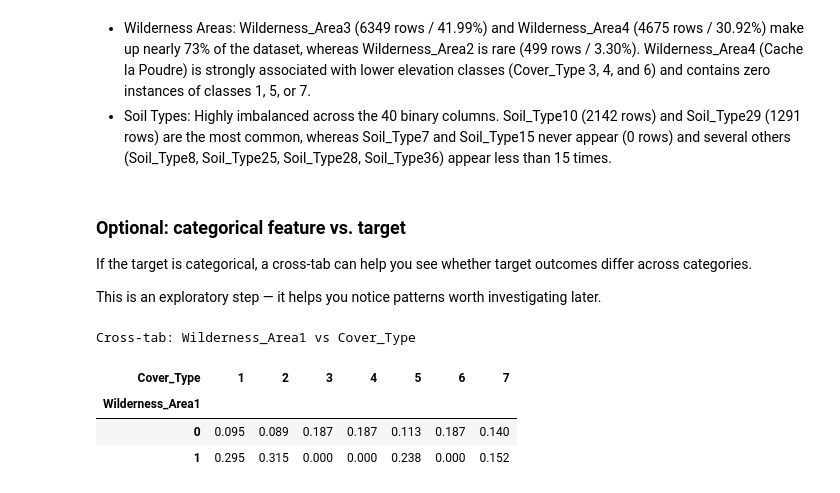
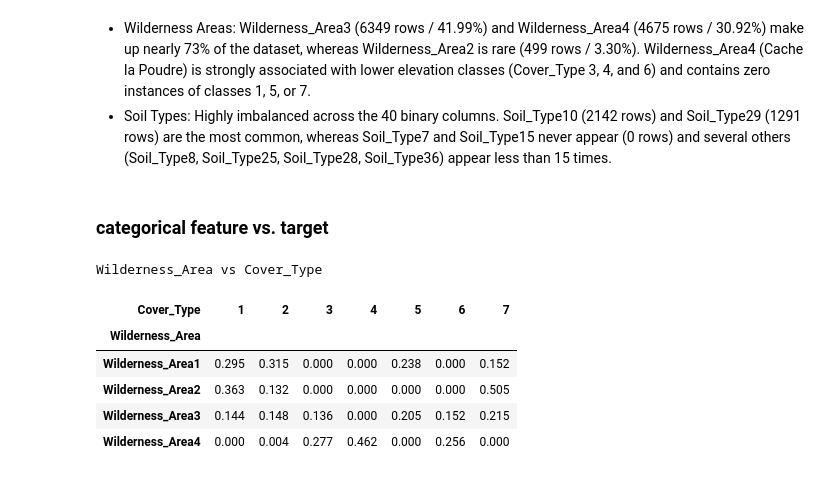
Before and after one commit to HamzahAlasad/DATA3402.Fall.2026-Forest-Cover-Type-Prediction, a Jupyter notebook: data_initial_observations.ipynb, the cells around one changed output. Cells and saved outputs as stored; diff of their text form; code cells hidden in the pictures.

```diff
--- a/data_initial_observations.ipynb
+++ b/data_initial_observations.ipynb
@@ -402,18 +243,21 @@ For each important categorical feature, look at:
 # %%
-# Basic automatic list. Review it manually because some integer-coded columns may also be categorical.
-categorical_cols = [
-    c for c in df.columns
-    if c.startswith("Wilderness_Area") or c.startswith("Soil_Type")
-]
+# onehot column groups
+wa_cols = [c for c in df.columns if c.startswith("Wilderness_Area")]
+st_cols = [c for c in df.columns if c.startswith("Soil_Type")]
 
-print("Categorical columns:")
-print(categorical_cols)
+# reverse onehot encoding into a temporary dataframe
+df_temp = df.copy()
+df_temp['Wilderness_Area'] = df_temp[wa_cols].idxmax(axis=1)
+df_temp['Soil_Type'] = df_temp[st_cols].idxmax(axis=1)
 
-for col in categorical_cols[:8]:
-    print(f"\n--- {col} ---")
+# summary tables for the two features
+consolidated_cols = ['Wilderness_Area', 'Soil_Type']
+
+for col in consolidated_cols:
+    print(f"\n{col} Distribution")
     table = pd.DataFrame({
-        "Count": df[col].value_counts(dropna=False),
-        "Percent": (df[col].value_counts(dropna=False, normalize=True) * 100).round(1),
+        "Count": df_temp[col].value_counts(dropna=False),
+        "Percent (%)": (df_temp[col].value_counts(dropna=False, normalize=True) * 100).round(2),
     })
-    display(table.head(15))
+    display(table)
 # %% [output]
@@ -454,22 +290,21 @@ Categorical columns:
 # %% [markdown]
 - Wilderness Areas: Wilderness_Area3 (6349 rows / 41.99%) and Wilderness_Area4 (4675 rows / 30.92%) make up nearly 73% of the dataset, whereas Wilderness_Area2 is rare (499 rows / 3.30%). Wilderness_Area4 (Cache la Poudre) is strongly associated with lower elevation classes (Cover_Type 3, 4, and 6) and contains zero instances of classes 1, 5, or 7.
 - Soil Types: Highly imbalanced across the 40 binary columns. Soil_Type10 (2142 rows) and Soil_Type29 (1291 rows) are the most common, whereas Soil_Type7 and Soil_Type15 never appear (0 rows) and several others (Soil_Type8, Soil_Type25, Soil_Type28, Soil_Type36) appear less than 15 times.
-# %% [markdown]
-### Optional: categorical feature vs. target
-
-If the target is categorical, a cross-tab can help you see whether target outcomes differ across categories.
-
-This is an exploratory step — it helps you notice patterns worth investigating later.
+# %% [markdown]
+### categorical feature vs. target
 # %%
-if TARGET in df.columns and df[TARGET].nunique(dropna=True) <= 10 and categorical_cols:
-    example_cat = categorical_cols[0]   # Change this to a meaningful categorical feature.
-    print(f"Cross-tab: {example_cat} vs {TARGET}")
-    display(pd.crosstab(df[example_cat], df[TARGET], normalize="index").round(3))
+if TARGET in df.columns and df[TARGET].nunique(dropna=True) <= 10:
+    example_cat = 'Wilderness_Area'
+    print(f"{example_cat} vs {TARGET}")
+
+    display(pd.crosstab(df_temp[example_cat], df_temp[TARGET], normalize="index").round(3))
 else:
-    print("Cross-tab skipped: no suitable categorical target/feature detected.")
+    print("skipped")
 # %% [output]
-Cross-tab: Wilderness_Area1 vs Cover_Type
+Wilderness_Area vs Cover_Type
 | Cover_Type | 1 | 2 | 3 | 4 | 5 | 6 | 7 |
-| Wilderness_Area1 |  |  |  |  |  |  |  |
-| 0 | 0.095 | 0.089 | 0.187 | 0.187 | 0.113 | 0.187 | 0.140 |
-| 1 | 0.295 | 0.315 | 0.000 | 0.000 | 0.238 | 0.000 | 0.152 |
+| Wilderness_Area |  |  |  |  |  |  |  |
+| Wilderness_Area1 | 0.295 | 0.315 | 0.000 | 0.000 | 0.238 | 0.000 | 0.152 |
+| Wilderness_Area2 | 0.363 | 0.132 | 0.000 | 0.000 | 0.000 | 0.000 | 0.505 |
+| Wilderness_Area3 | 0.144 | 0.148 | 0.136 | 0.000 | 0.205 | 0.152 | 0.215 |
+| Wilderness_Area4 | 0.000 | 0.004 | 0.277 | 0.462 | 0.000 | 0.256 | 0.000 |
```
Also changed, not shown: parts of 25 cells of this notebook, 3 other files.
